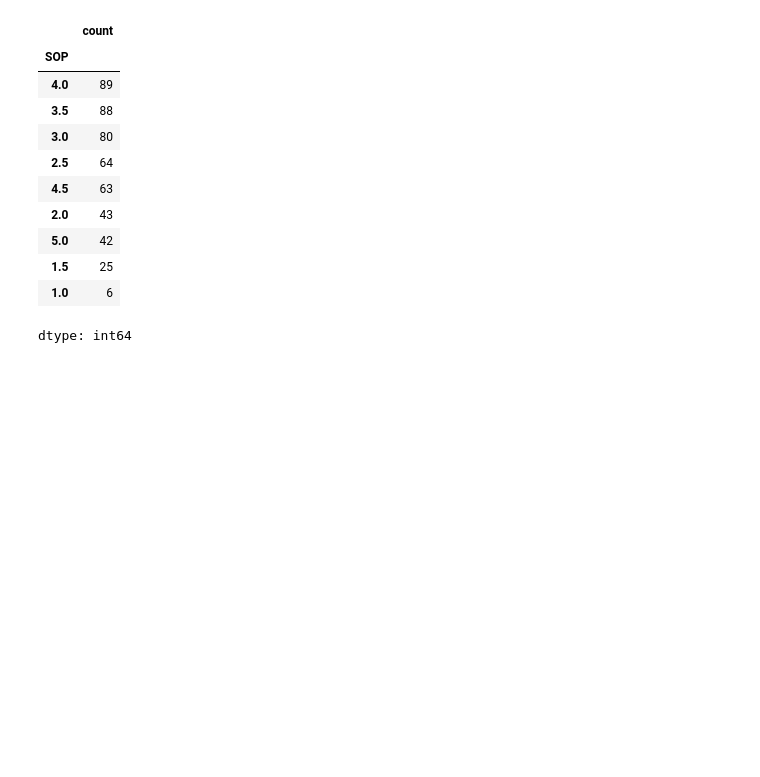
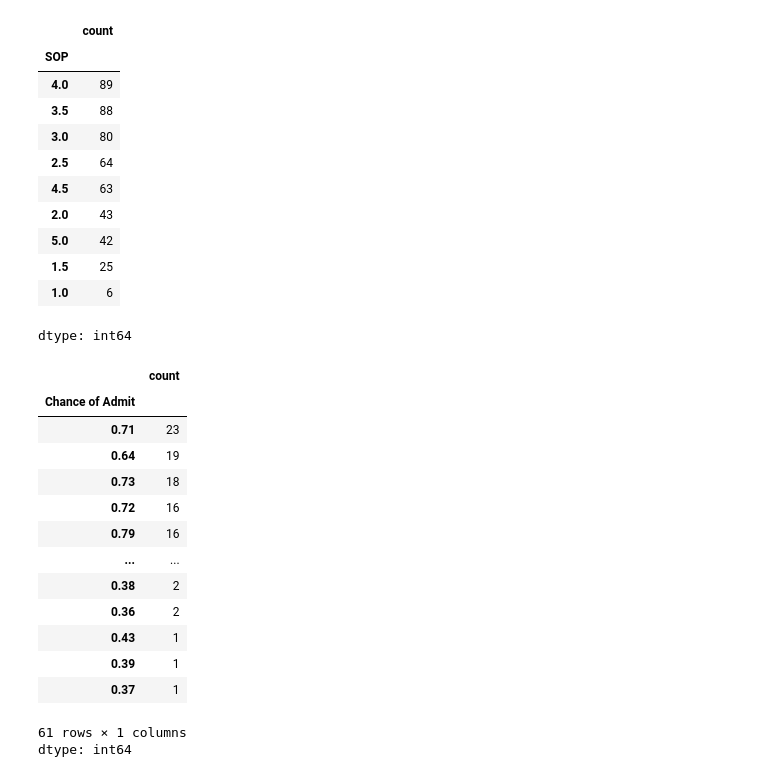
Before and after one commit to sakshigodse05/Deep-Learning, a Jupyter notebook: AdmissionPredict.ipynb, the cells around one changed output. Cells and saved outputs as stored; diff of their text form; code cells hidden in the pictures; blank space fills up the shorter version.

```diff
--- a/AdmissionPredict.ipynb
+++ b/AdmissionPredict.ipynb
@@ -85,3 +57,21 @@ df["SOP"].value_counts()
 | 1.5 | 25 |
 | 1.0 | 6 |
 dtype: int64
+# %%
+df["Chance of Admit "].value_counts()
+# %% [output]
+|  | count |
+| Chance of Admit |  |
+| 0.71 | 23 |
+| 0.64 | 19 |
+| 0.73 | 18 |
+| 0.72 | 16 |
+| 0.79 | 16 |
+| ... | ... |
+| 0.38 | 2 |
+| 0.36 | 2 |
+| 0.43 | 1 |
+| 0.39 | 1 |
+| 0.37 | 1 |
+61 rows × 1 columns
+dtype: int64
```
Also changed, not shown: parts of 17 cells of this notebook.
